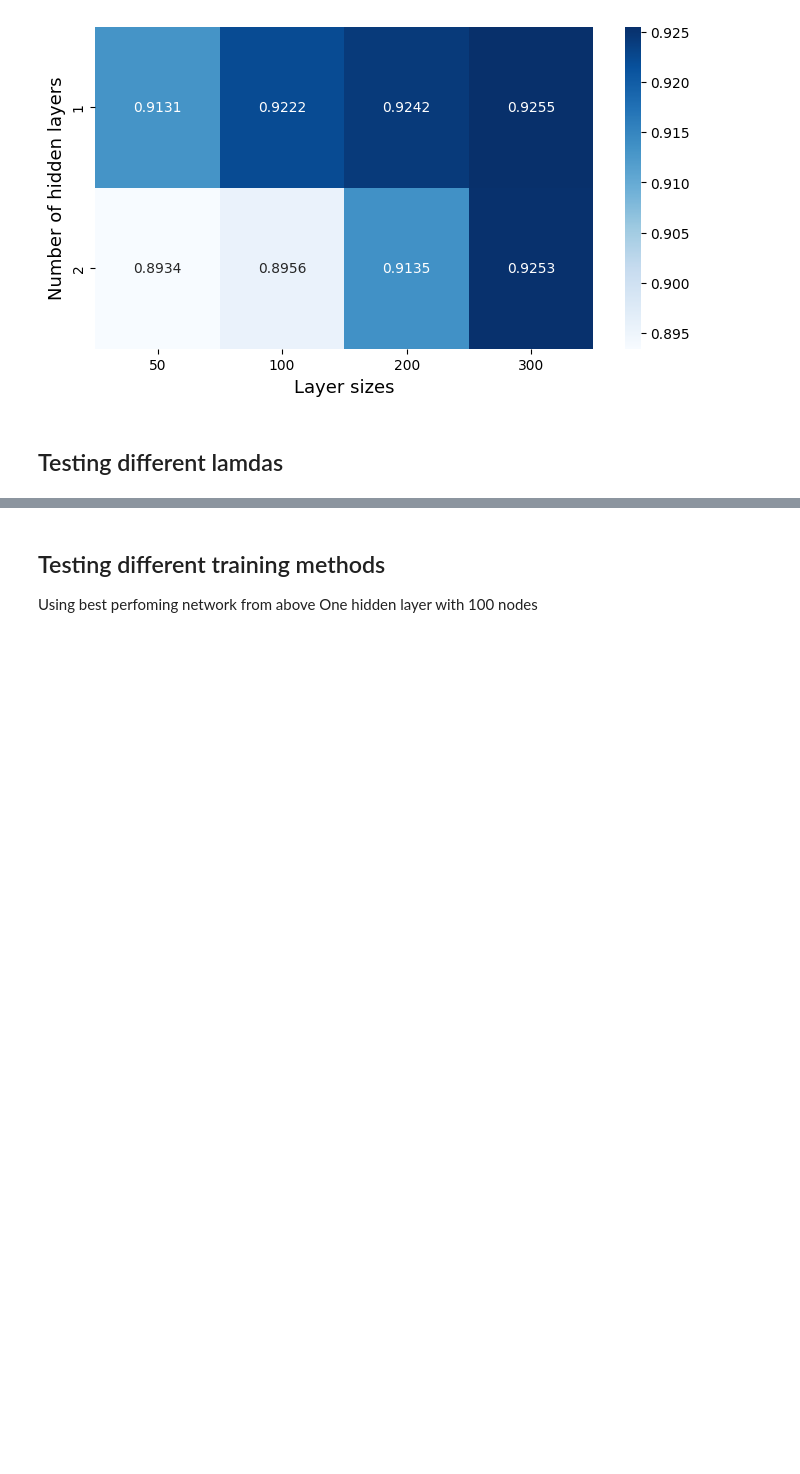
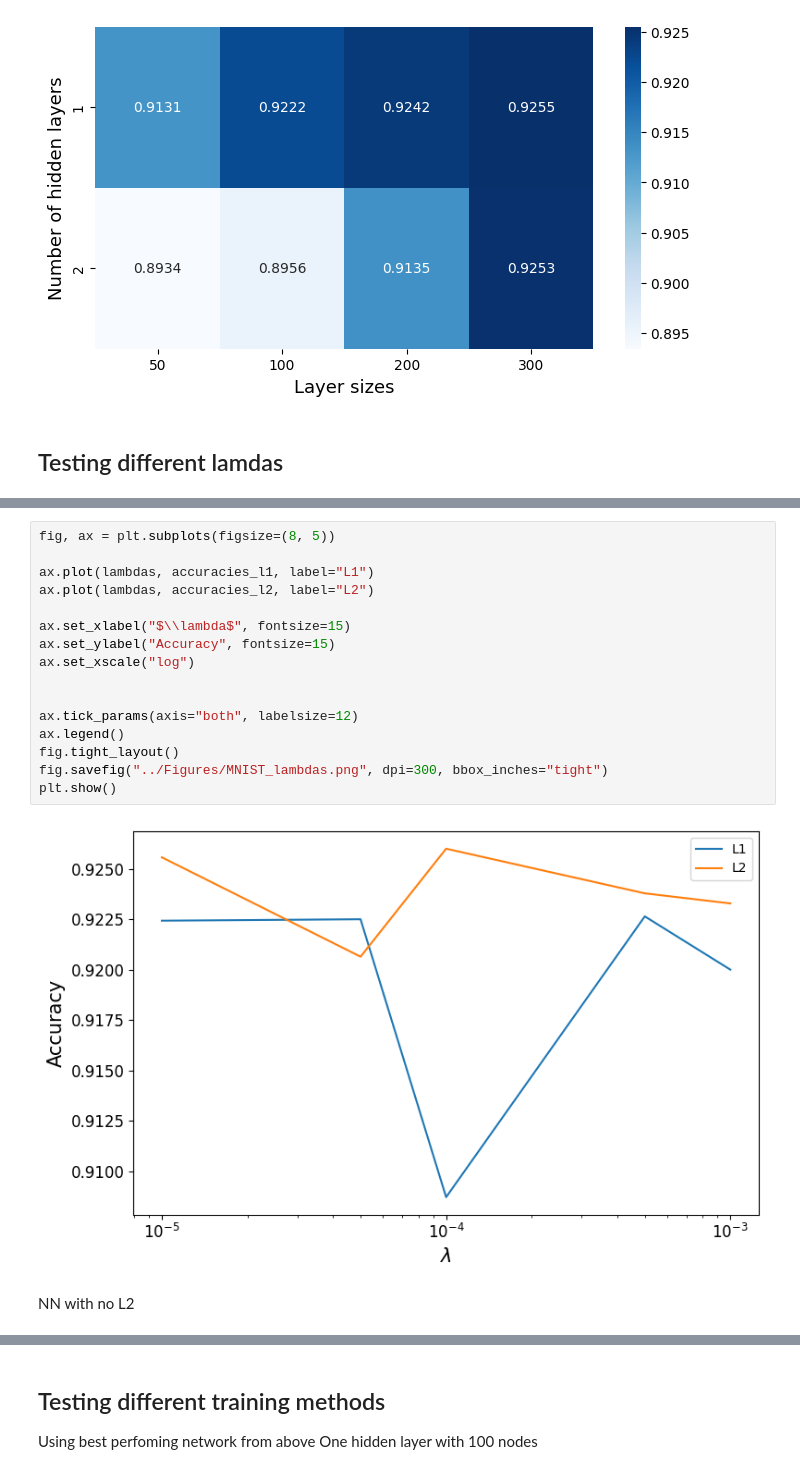
Before and after one commit to m-nader/FYS-STK4155-group14, a Jupyter notebook: project_2/Code/neuralnetwork_mnist.ipynb, the cells around one changed output, grey strips where cells are left out. Cells and saved outputs as stored; diff of their text form; blank space fills up the shorter version.

```diff
--- a/project_2/Code/neuralnetwork_mnist.ipynb
+++ b/project_2/Code/neuralnetwork_mnist.ipynb
@@ -72,0 +128,20 @@ plt.show()
+# %%
+fig, ax = plt.subplots(figsize=(8, 5))
+
+ax.plot(lambdas, accuracies_l1, label="L1")
+ax.plot(lambdas, accuracies_l2, label="L2")
+
+ax.set_xlabel("$\\lambda$", fontsize=15)
+ax.set_ylabel("Accuracy", fontsize=15)
+ax.set_xscale("log")
+
+
+ax.tick_params(axis="both", labelsize=12)
+ax.legend()
+fig.tight_layout()
+fig.savefig("../Figures/MNIST_lambdas.png", dpi=300, bbox_inches="tight")
+plt.show()
+# %% [output]
+[figure, added]
+# %% [markdown]
+NN with no L2
```
Also changed, not shown: parts of 13 cells of this notebook, 6 other files.
